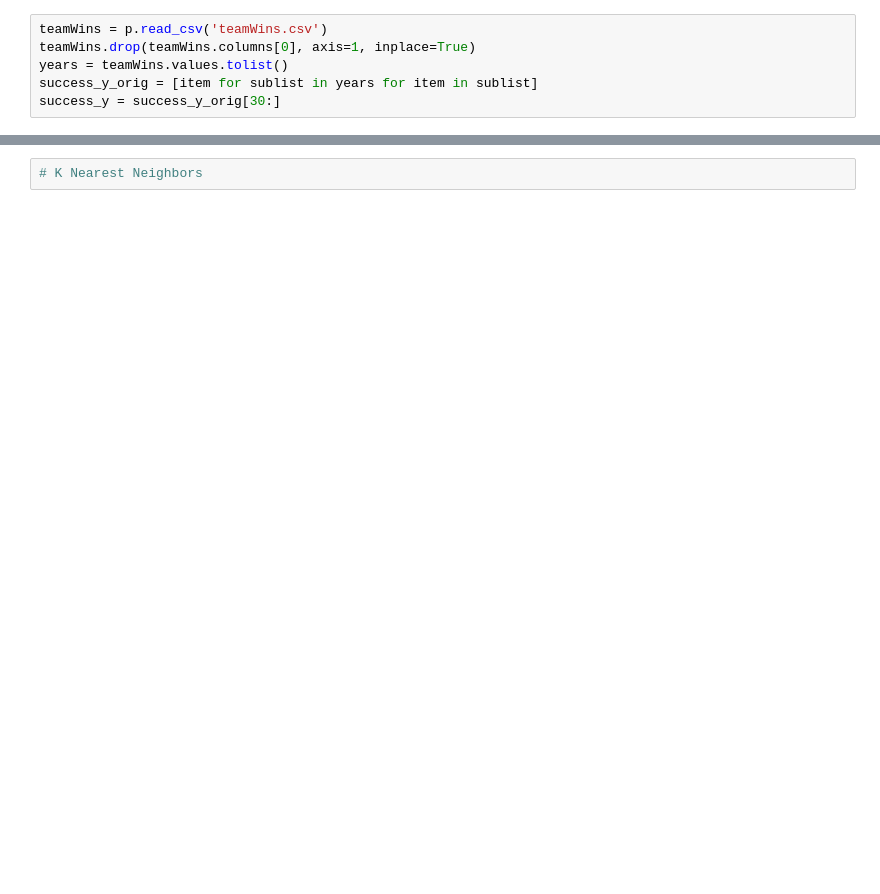
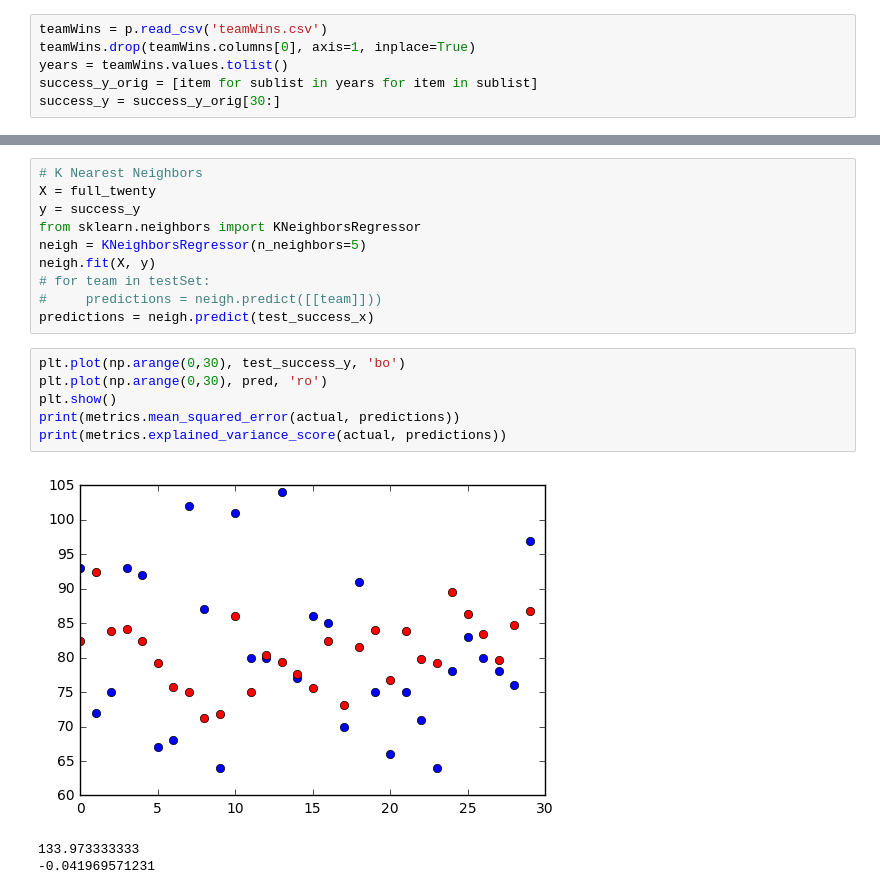
Before and after one commit to carterkrem/221Project, a Jupyter notebook: moneyball.ipynb, the cells around one changed output, grey strips where cells are left out. Drawn from its saved outputs; the diff is of its cells as text; blank space fills up the shorter version.

Commit message:
k nearest neighbors

```diff
--- a/moneyball.ipynb
+++ b/moneyball.ipynb
@@ -293,2 +279,20 @@ plt.show()
-# %%
-# K Nearest Neighbors
+# %%
+# K Nearest Neighbors
+X = full_twenty
+y = success_y
+from sklearn.neighbors import KNeighborsRegressor
+neigh = KNeighborsRegressor(n_neighbors=5)
+neigh.fit(X, y)
+# for team in testSet:
+#     predictions = neigh.predict([[team]]))
+predictions = neigh.predict(test_success_x)
+# %%
+plt.plot(np.arange(0,30), test_success_y, 'bo')
+plt.plot(np.arange(0,30), pred, 'ro')
+plt.show()
+print(metrics.mean_squared_error(actual, predictions))
+print(metrics.explained_variance_score(actual, predictions))
+# %% [output]
+[figure, added]
+133.973333333
+-0.041969571231
```
Also changed, not shown: parts of 4 cells of this notebook, 1 other file.
